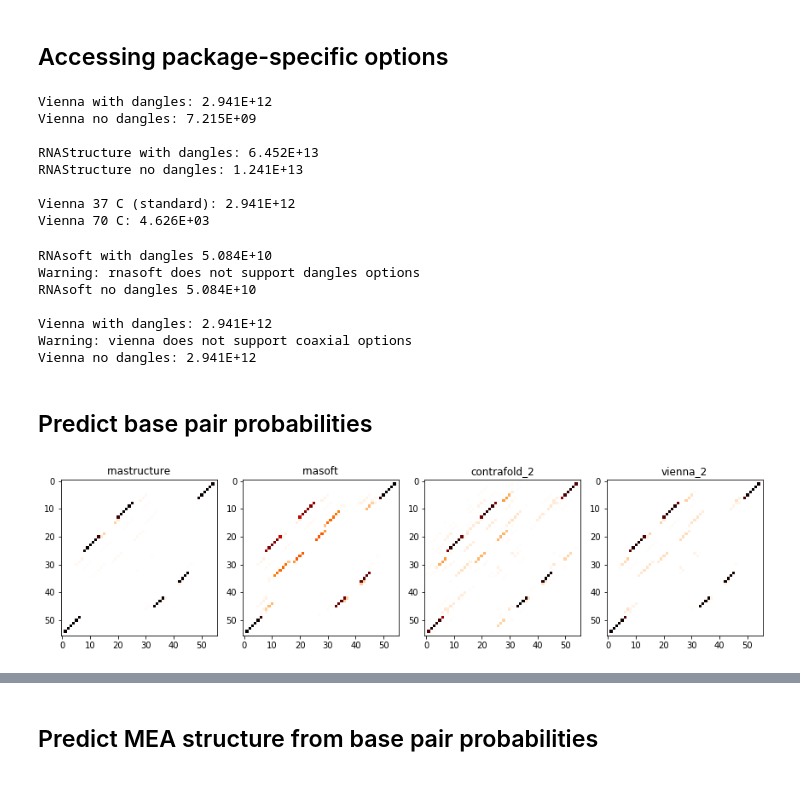
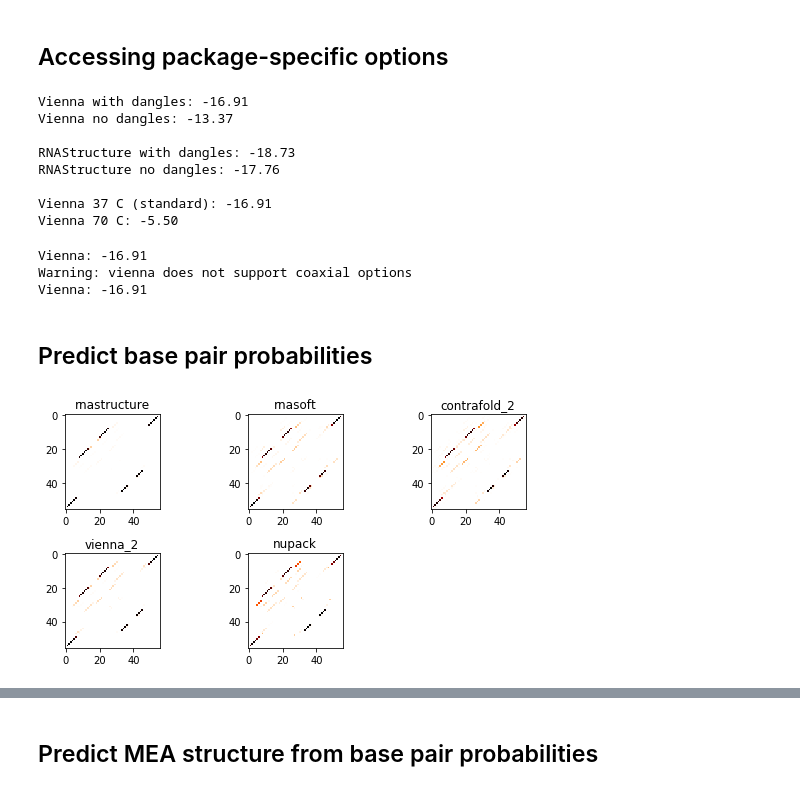
Before and after one commit to DasLab/arnie, a Jupyter notebook: notebooks/start_here.ipynb, the cells around one changed output, grey strips where cells are left out. Cells and saved outputs as stored; diff of their text form; code cells hidden in the pictures.

```diff
--- a/notebooks/start_here.ipynb
+++ b/notebooks/start_here.ipynb
@@ -36,6 +42,6 @@ Available packages: ['rnastructure', 'rnasoft', 'contrafold_2', 'vienna_2']
 #agnostic to capitalization in package name.
 #package version must be specified after package name by underscore, 'vienna_2', not 'vienna 2'.
 for package_name in ['vienna','VIENNA','Vienna','vienna_2']:
-    Z = pfunc(sequence,package=package_name)
+    Z = free_energy(sequence,package=package_name)
     print(Z)
 # %% [output]
@@ -90,49 +98,42 @@ Constrained Z using constraint method (Vienna): 2.5672E+12
 # %% [markdown]
 ## Accessing package-specific options
 # %%
-print("Vienna with dangles: %.3E" % pfunc(sequence,package='vienna_2',dangles=True))
-print("Vienna no dangles: %.3E" % pfunc(sequence,package='vienna_2',dangles=False))
+print("Vienna with dangles: %.2f" % free_energy(sequence,package='vienna_2',dangles=True))
+print("Vienna no dangles: %.2f" % free_energy(sequence,package='vienna_2',dangles=False))
 print('')
-print("RNAStructure with dangles: %.3E" % pfunc(sequence,package='rnastructure',coaxial=True))
-print("RNAStructure no dangles: %.3E" % pfunc(sequence,package='rnastructure',coaxial=False))
+print("RNAStructure with dangles: %.2f" % free_energy(sequence,package='rnastructure',coaxial=True))
+print("RNAStructure no dangles: %.2f" % free_energy(sequence,package='rnastructure',coaxial=False))
 print('')
-print("Vienna 37 C (standard): %.3E" % pfunc(sequence,package='vienna_2'))
-print("Vienna 70 C: %.3E" % pfunc(sequence,package='vienna_2',T=70))
+print("Vienna 37 C (standard): %.2f" % free_energy(sequence,package='vienna_2'))
+print("Vienna 70 C: %.2f" % free_energy(sequence,package='vienna_2',T=70))
 # %% [output]
-Vienna with dangles: 2.941E+12
-Vienna no dangles: 7.215E+09
+Vienna with dangles: -16.91
+Vienna no dangles: -13.37
 
-RNAStructure with dangles: 6.452E+13
-RNAStructure no dangles: 1.241E+13
+RNAStructure with dangles: -18.73
+RNAStructure no dangles: -17.76
 
-Vienna 37 C (standard): 2.941E+12
-Vienna 70 C: 4.626E+03
+Vienna 37 C (standard): -16.91
+Vienna 70 C: -5.50
 # %%
 #Will throw an error if a package doesn't support the selected option
-print("RNAsoft with dangles %.3E" % pfunc(sequence,package='rnasoft',dangles=True))
-print("RNAsoft no dangles %.3E" % pfunc(sequence,package='rnasoft',dangles=False))
-print("")
-print("Vienna with dangles: %.3E" % pfunc(sequence,package='vienna_2',coaxial=True))
-print("Vienna no dangles: %.3E" % pfunc(sequence,package='vienna_2',coaxial=False))
+print("Vienna: %.2f" % free_energy(sequence,package='vienna_2',coaxial=True))
+print("Vienna: %.2f" % free_energy(sequence,package='vienna_2',coaxial=False))
 # %% [output]
-RNAsoft with dangles 5.084E+10
-Warning: rnasoft does not support dangles options
-RNAsoft no dangles 5.084E+10
-
-Vienna with dangles: 2.941E+12
+Vienna: -16.91
 Warning: vienna does not support coaxial options
-Vienna no dangles: 2.941E+12
+Vienna: -16.91
 # %% [markdown]
 ## Predict base pair probabilities
 # %%
-figure(figsize=(12,4))
+figure(figsize=(8,4))
 
 for i,pkg in enumerate(avail_packages):
     bp_matrix = bpps(sequence, package=pkg)
-    subplot(1,4,i+1)
+    subplot(2,3,i+1)
     imshow(bp_matrix,cmap='gist_heat_r')
     title(pkg)
 
 tight_layout()
 # %% [output]
-[figure, old version]
+[figure, new version]
```
Also changed, not shown: parts of 10 cells of this notebook, 7 other files.
